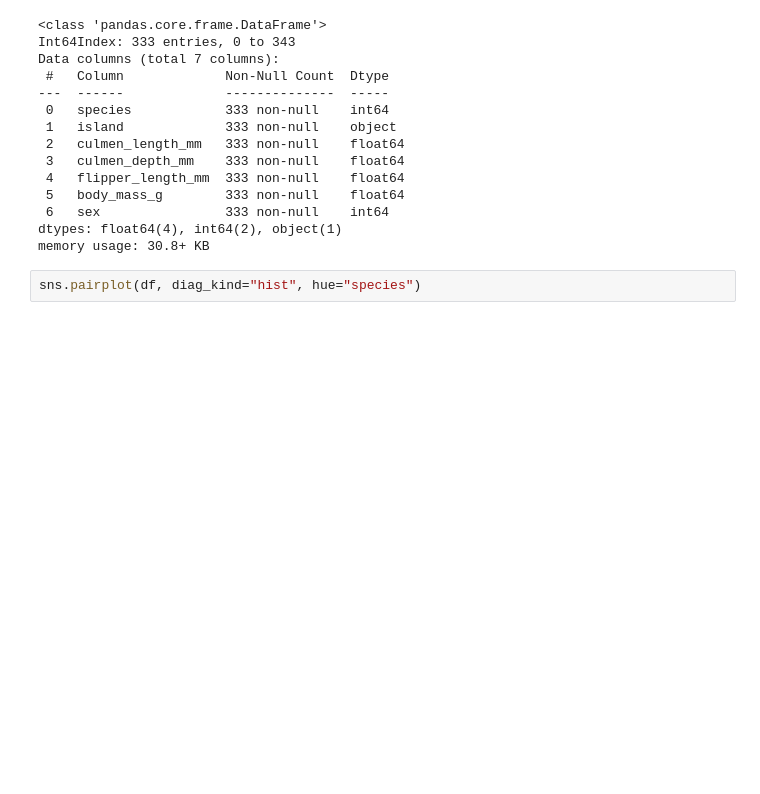
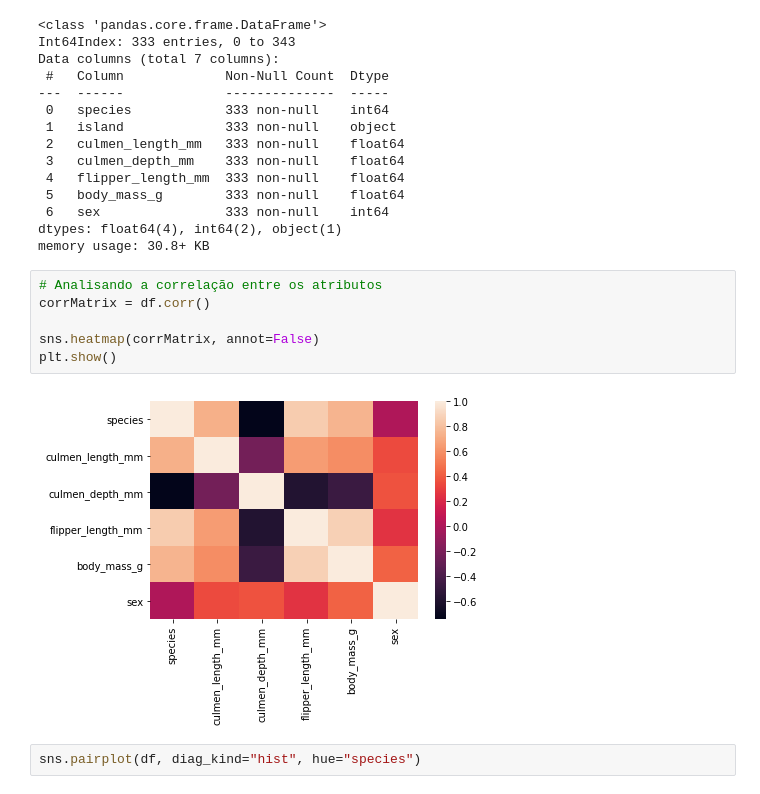
Before and after one commit to lucianoaclemente/machine_learning, a Jupyter notebook: analise_pinguins.ipynb, the cells around one changed output. Saved outputs shown, nothing was run; the diff lists cells and outputs as text; blank space fills up the shorter version.

```diff
--- a/analise_pinguins.ipynb
+++ b/analise_pinguins.ipynb
@@ -104,6 +106,14 @@ Data columns (total 7 columns):
  6   sex                333 non-null    int64
 dtypes: float64(4), int64(2), object(1)
 memory usage: 30.8+ KB
+# %%
+# Analisando a correlação entre os atributos
+corrMatrix = df.corr()
+
+sns.heatmap(corrMatrix, annot=False)
+plt.show()
+# %% [output]
+[figure, added]
 # %%
 sns.pairplot(df, diag_kind="hist", hue="species")
 # %% [output]
```
Also changed, not shown: parts of 6 cells of this notebook, 1 other file.
